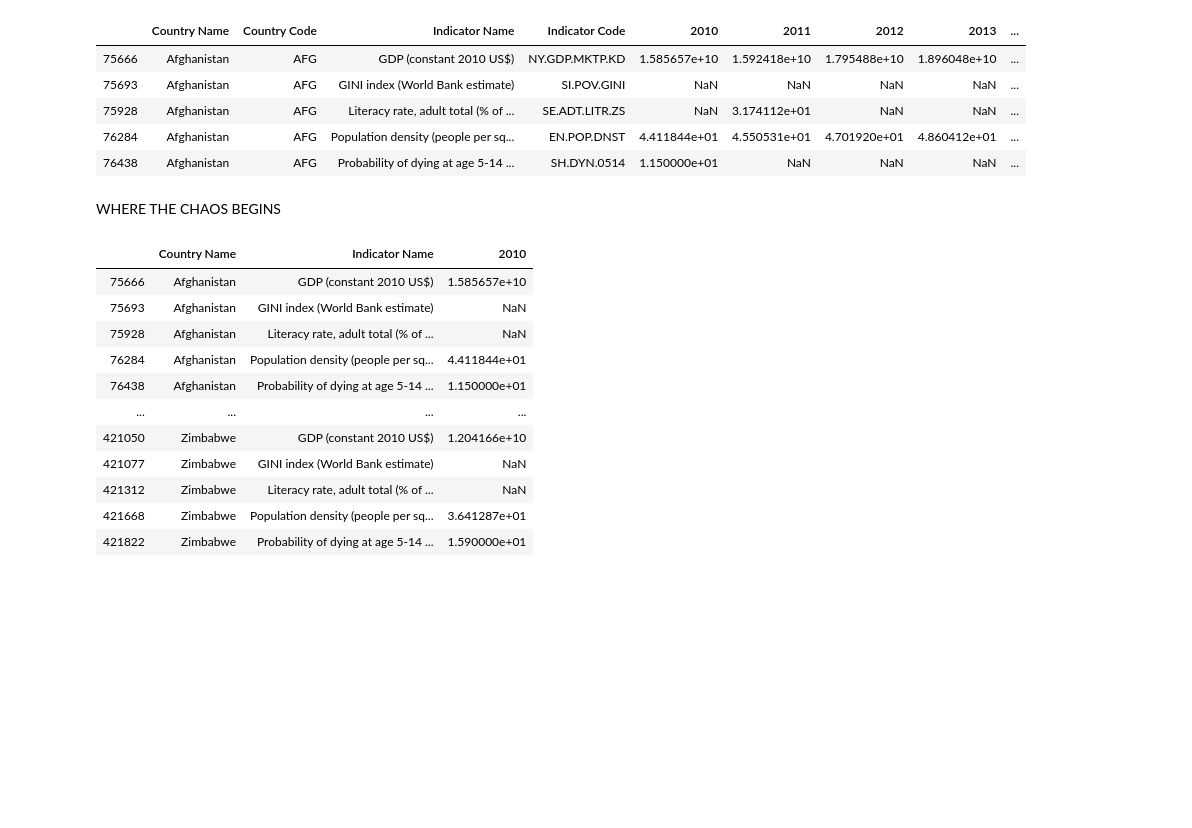
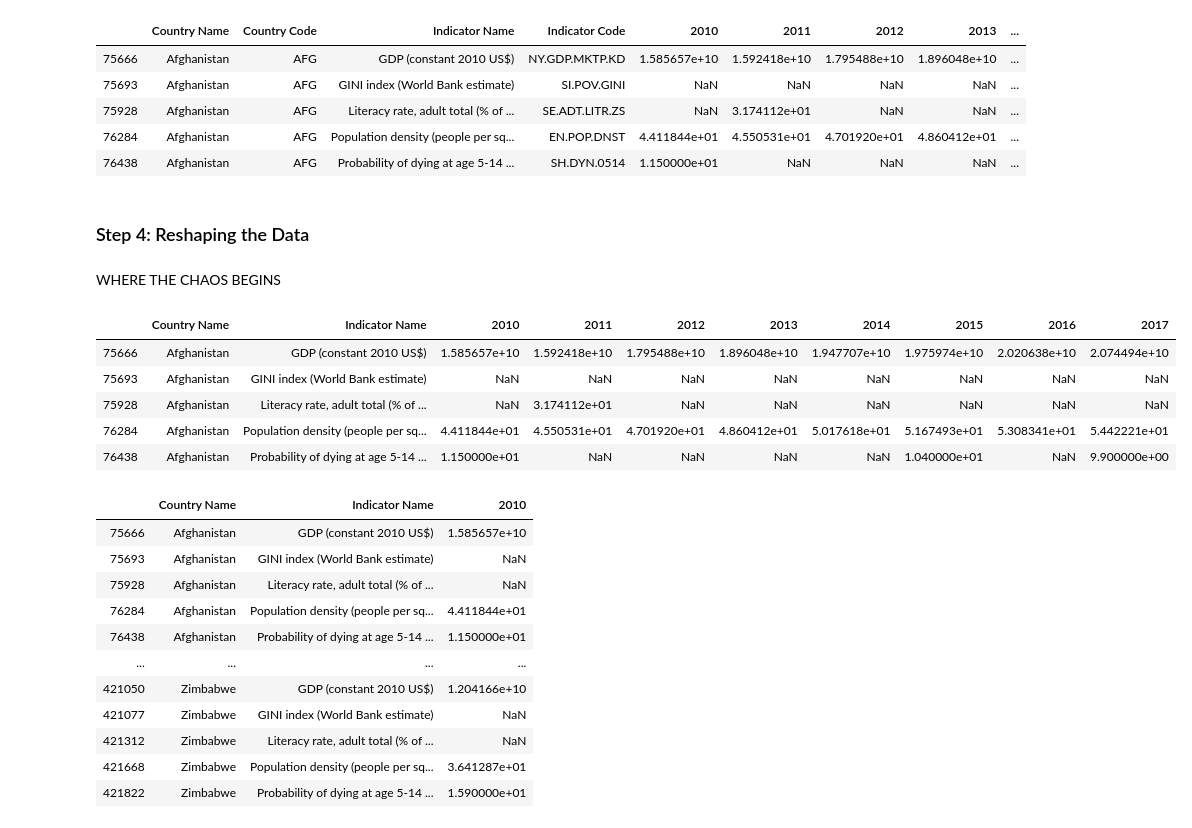
Before and after one commit to JosefinaAureaAmaro/04_Project_Python_MachineLearning, a Jupyter notebook: static/py/Data_Cleaning_World_Bank.ipynb, the cells around one changed output. Cells and saved outputs as stored; diff of their text form; code cells hidden in the pictures; blank space fills up the shorter version.

Commit message:
to upload jupyter notebook for WDI Happiness Tables

```diff
--- a/static/py/Data_Cleaning_World_Bank.ipynb
+++ b/static/py/Data_Cleaning_World_Bank.ipynb
@@ -95,10 +99,24 @@ df_countries_indiciator.head()
 | 75928 | Afghanistan | AFG | Literacy rate, adult total (% of ... | SE.ADT.LITR.ZS | NaN | 3.174112e+01 | NaN | NaN | ... |
 | 76284 | Afghanistan | AFG | Population density (people per sq... | EN.POP.DNST | 4.411844e+01 | 4.550531e+01 | 4.701920e+01 | 4.860412e+01 | ... |
 | 76438 | Afghanistan | AFG | Probability of dying at age 5-14 ... | SH.DYN.0514 | 1.150000e+01 | NaN | NaN | NaN | ... |
+# %%
+#remove unnessecary columns
+df_wdi = df_countries_indiciator.drop(['Country Code','Indicator Code'],axis=1)
 # %%
 df_wdi.to_csv('../../../WDI_Happiness_Data.csv', sep=',' , encoding= 'utf-8', index=False)
+# %% [markdown]
+### Step 4: Reshaping the Data
 # %% [markdown]
 WHERE THE CHAOS BEGINS
+# %%
+df_wdi.head()
+# %% [output]
+|  | Country Name | Indicator Name | 2010 | 2011 | 2012 | 2013 | 2014 | 2015 | 2016 | 2017 |
+| 75666 | Afghanistan | GDP (constant 2010 US$) | 1.585657e+10 | 1.592418e+10 | 1.795488e+10 | 1.896048e+10 | 1.947707e+10 | 1.975974e+10 | 2.020638e+10 | 2.074494e+10 |
+| 75693 | Afghanistan | GINI index (World Bank estimate) | NaN | NaN | NaN | NaN | NaN | NaN | NaN | NaN |
+| 75928 | Afghanistan | Literacy rate, adult total (% of ... | NaN | 3.174112e+01 | NaN | NaN | NaN | NaN | NaN | NaN |
+| 76284 | Afghanistan | Population density (people per sq... | 4.411844e+01 | 4.550531e+01 | 4.701920e+01 | 4.860412e+01 | 5.017618e+01 | 5.167493e+01 | 5.308341e+01 | 5.442221e+01 |
+| 76438 | Afghanistan | Probability of dying at age 5-14 ... | 1.150000e+01 | NaN | NaN | NaN | NaN | 1.040000e+01 | NaN | 9.900000e+00 |
 # %%
 years = ['2010','2011','2012','2013','2014']
 # %%
```
Also changed, not shown: parts of 9 cells of this notebook.
